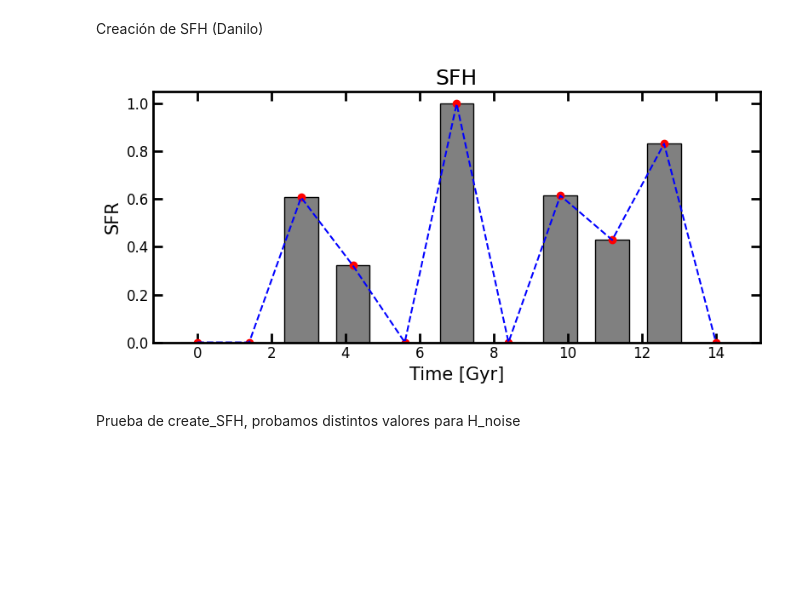
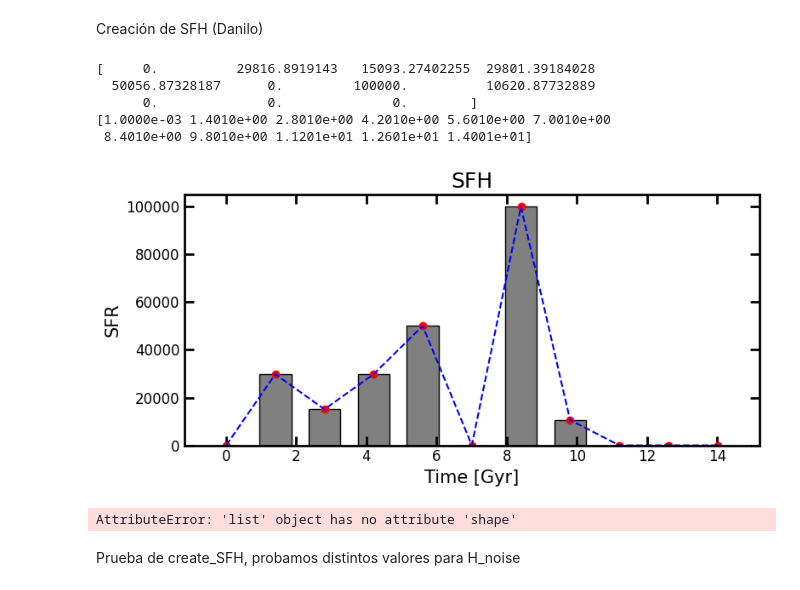
Before and after one commit to sebamonteirov/SFH_dwarf_galaxies, a Jupyter notebook: ProyectoModulo.ipynb, the cells around one changed output. Cells and saved outputs as stored; diff of their text form; code cells hidden in the pictures; blank space fills up the shorter version.

```diff
--- a/ProyectoModulo.ipynb
+++ b/ProyectoModulo.ipynb
@@ -68,6 +71,8 @@ def shf_to_ssp(sfh):
 
   return csp
 # %%
-sfh_test = np.array([[1e8, 2e9, 7e9], [2e5, 1e3, 2e2]]) #edades en Gyr x SFR
+#sfh_test = np.array([[1e8, 2e9, 7e9], [2e5, 1e3, 2e2]]) #edades en Gyr x SFR
+t= [1e8, 2e9, 7e9]
+r = [2e5, 1e3, 2e2]
 
-csp = shf_to_ssp(sfh_test)
+csp = shf_to_csp(r, t)
@@ -356,11 +289,13 @@ Grilla_de_SFH(sfh_test)
 # %% [markdown]
 Creación de SFH (Danilo)
 # %%
+#funcion original con modificaciones correctas
 
 import numpy as np
 import matplotlib.pyplot as plt
 
-def create_sfh(n_points, H_noise=30):
+def create_sfh(n_points, n_stars, H_noise=30):
+    #n_stars es el numero final de estrellas q podriamos formar
     # Randomize amplitude and phase
     rho = np.random.rand(H_noise) * np.logspace(0.5, -2.5, H_noise)
     phi = np.random.rand(H_noise) * 2 * np.pi
@@ -371,37 +306,49 @@ def create_sfh(n_points, H_noise=30):
     for h in range(1, H_noise + 1):
         r += rho[h - 1] * np.sin(h * t + phi[h - 1])
 
     # Update t to go from 0 to 14.
-    t = t / np.pi * 14
+    t = 1e-3+t*14 / np.pi
 
     # Update r to go from 0 to 1
     r_mask = r < 0.6 # Esto es para tener regiones sin formación. Este parámetro se puede variar
+
     r = r/r.max()
     r[r_mask] = 0
+    r *= n_stars / n_points
 
     return r, t
 
 
 
 def display_sfh(r, t):
     plt.figure(figsize=(8, 4))
     plt.title('SFH', fontsize=18)
 
     plt.bar(t, r, color='grey', width=10/len(t), edgecolor='black')
     plt.plot(t, r, 'ro')
     plt.plot(t, r, '--b')
     plt.xlabel('Time [Gyr]', fontsize=15)
     plt.ylabel('SFR', fontsize=15)
 
     plt.tick_params(axis='both', labelsize=12)
     plt.tight_layout()
     plt.show()
 
-r, t = create_sfh(10, 100)
+r, t = create_sfh(10,1e6, 100)
+print(r)
+print(t)
 display_sfh(r, t)
-sfhnew = np.array([r, t])
 # %% [output]
+[     0.          29816.8919143   15093.27402255  29801.39184028
+  50056.87328187      0.         100000.          10620.87732889
+      0.              0.              0.        ]
+[1.0000e-03 1.4010e+00 2.8010e+00 4.2010e+00 5.6010e+00 7.0010e+00
+ 8.4010e+00 9.8010e+00 1.1201e+01 1.2601e+01 1.4001e+01]
-[figure, old version]
+[figure, new version]
+# %%
+cspNew = shf_to_csp([t, r])
+# %% [output]
+AttributeError: 'list' object has no attribute 'shape'
 # %% [markdown]
 Prueba de create_SFH, probamos distintos valores para H_noise
 # %%
```
Also changed, not shown: parts of 6 cells of this notebook.
